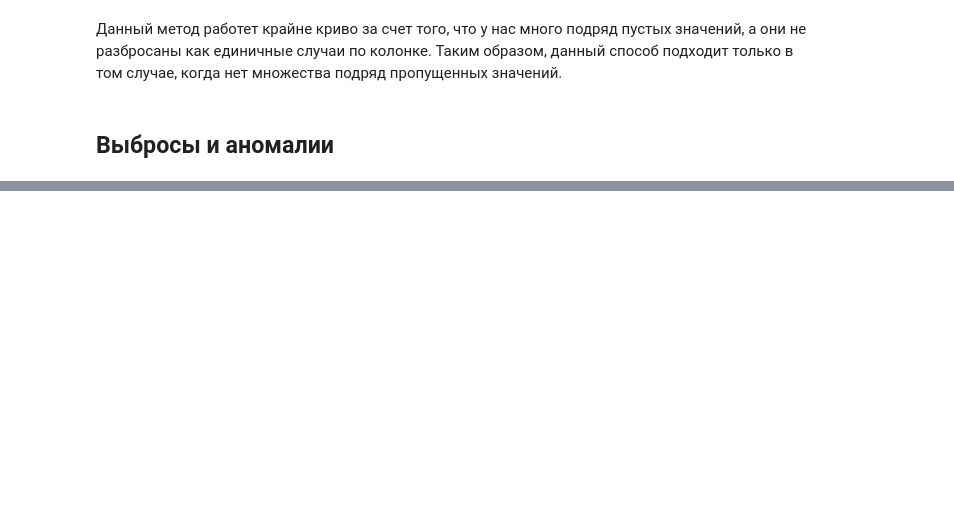
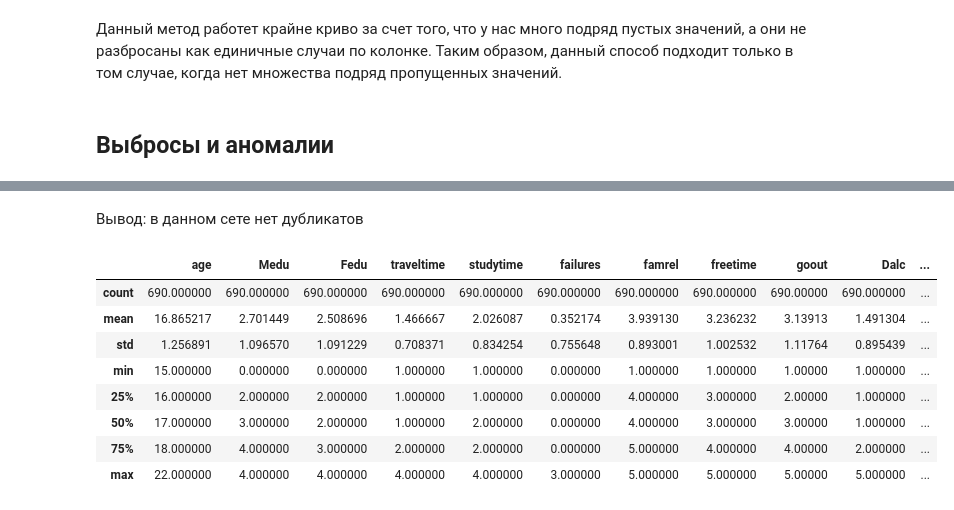
Before and after one commit to katya123123/ML-labs, a Jupyter notebook: ML_3.ipynb, the cells around one changed output, grey strips where cells are left out. Cells and saved outputs as stored; diff of their text form; code cells hidden in the pictures; blank space fills up the shorter version.

```diff
--- a/ML_3.ipynb
+++ b/ML_3.ipynb
@@ -188,10 +189,10 @@ df_filled_by_moda
 # %%
 df_interpolated = df.copy()
 for i in range(len(df_interpolated['absences'])):
-  if df['absences'][i] == None:
+  if df_interpolated['absences'][i] == None:
     continue
   else:
-    df['absences'][i] = df['absences'][i].astype('int')
+    df_interpolated['absences'][i] = df_interpolated['absences'][i].astype('int')
 df_interpolated['absences'] = df_interpolated['absences'].interpolate()
 df_interpolated
 # %% [output]
@@ -230,0 +335,17 @@ df.describe()
+# %% [markdown]
+Вывод: в данном сете нет дубликатов
+# %%
+df_concated = df.copy()
+df_concated = pd.concat((df, df.loc[100:]))
+# %%
+df_concated.describe()
+# %% [output]
+|  | age | Medu | Fedu | traveltime | studytime | failures | famrel | freetime | goout | Dalc | ... |
+| count | 690.000000 | 690.000000 | 690.000000 | 690.000000 | 690.000000 | 690.000000 | 690.000000 | 690.000000 | 690.00000 | 690.000000 | ... |
+| mean | 16.865217 | 2.701449 | 2.508696 | 1.466667 | 2.026087 | 0.352174 | 3.939130 | 3.236232 | 3.13913 | 1.491304 | ... |
+| std | 1.256891 | 1.096570 | 1.091229 | 0.708371 | 0.834254 | 0.755648 | 0.893001 | 1.002532 | 1.11764 | 0.895439 | ... |
+| min | 15.000000 | 0.000000 | 0.000000 | 1.000000 | 1.000000 | 0.000000 | 1.000000 | 1.000000 | 1.00000 | 1.000000 | ... |
+| 25% | 16.000000 | 2.000000 | 2.000000 | 1.000000 | 1.000000 | 0.000000 | 4.000000 | 3.000000 | 2.00000 | 1.000000 | ... |
+| 50% | 17.000000 | 3.000000 | 2.000000 | 1.000000 | 2.000000 | 0.000000 | 4.000000 | 3.000000 | 3.00000 | 1.000000 | ... |
+| 75% | 18.000000 | 4.000000 | 3.000000 | 2.000000 | 2.000000 | 0.000000 | 5.000000 | 4.000000 | 4.00000 | 2.000000 | ... |
+| max | 22.000000 | 4.000000 | 4.000000 | 4.000000 | 4.000000 | 3.000000 | 5.000000 | 5.000000 | 5.00000 | 5.000000 | ... |
```
Also changed, not shown: parts of 10 cells of this notebook.
